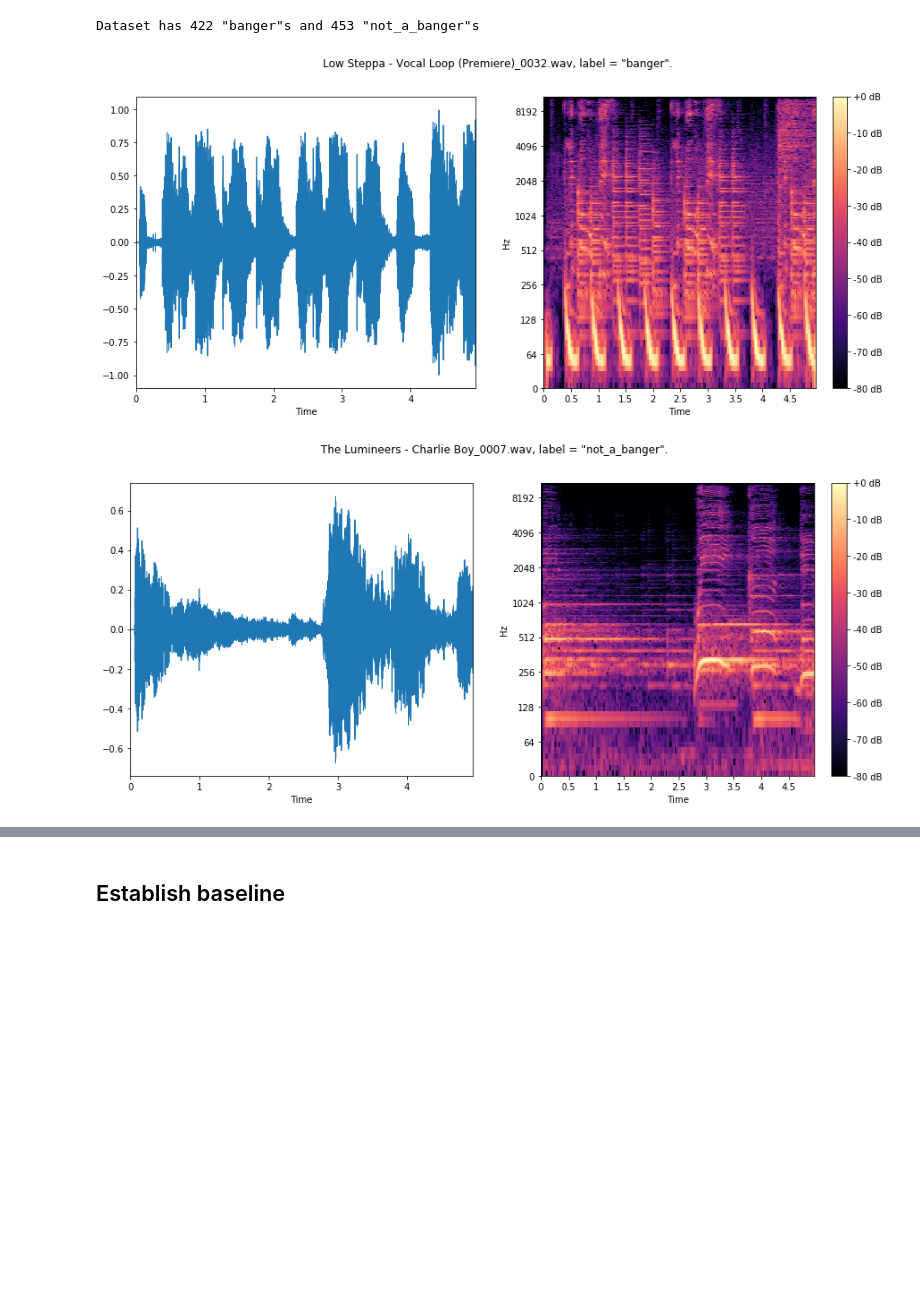
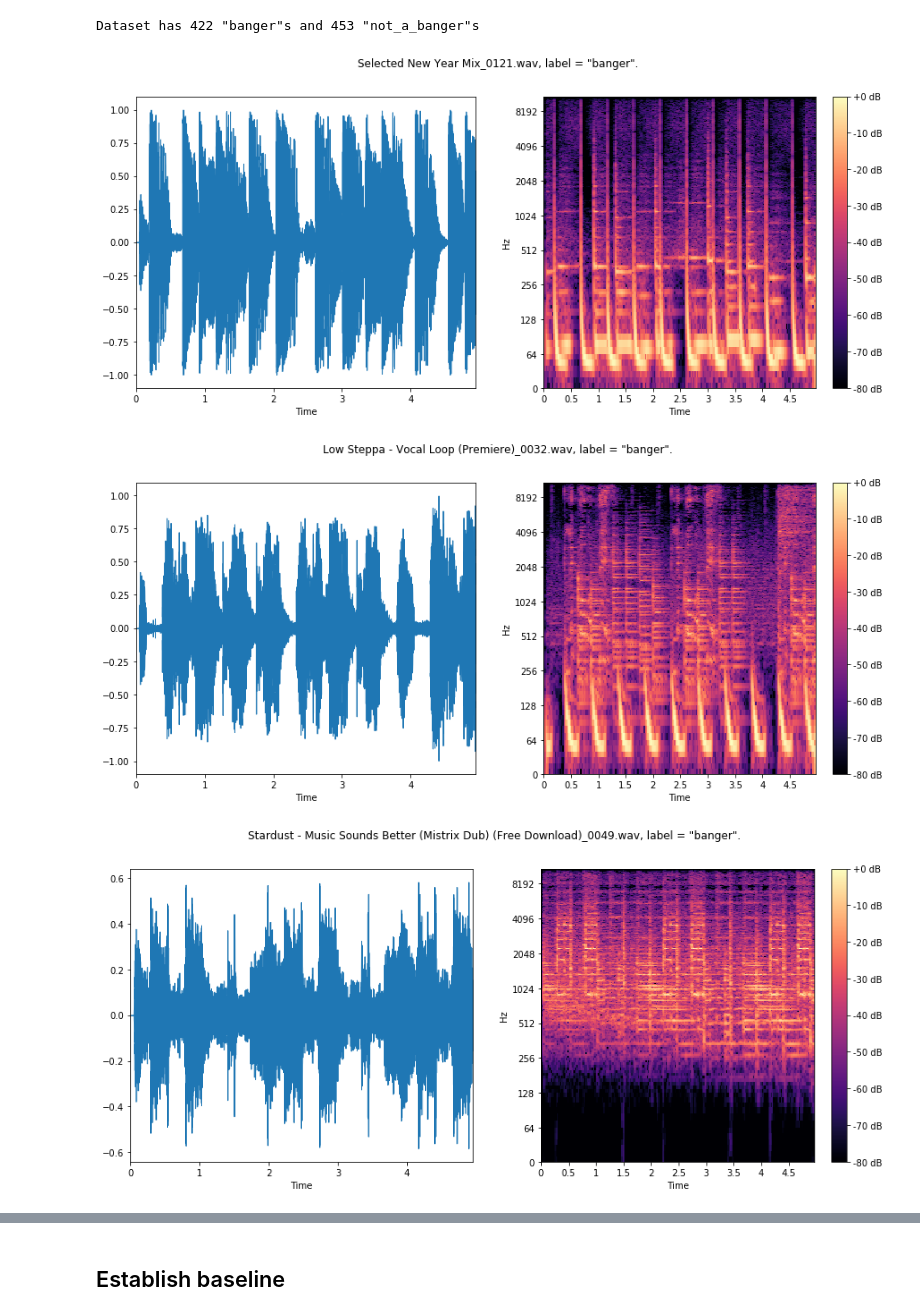
Before and after one commit to ddervs/is_it_a_banger, a Jupyter notebook: scripts/is_it_a_banger.ipynb, the cells around one changed output, grey strips where cells are left out. Drawn from its saved outputs; the diff is of its cells as text; code cells hidden in the pictures; blank space fills up the shorter version.

```diff
--- a/scripts/is_it_a_banger.ipynb
+++ b/scripts/is_it_a_banger.ipynb
@@ -32,9 +33,9 @@ def plot_waveforms(df, idx):
     librosa.display.specshow(log_specgram, x_axis='time',y_axis='log')
     plt.colorbar(format='%+2.0f dB')
     plt.suptitle(filename + ", label = \"" + label + "\".")
-# %%
-plot_waveforms(bangerz, 1)
-plot_waveforms(clangerz, 5)
-# %% [output]
-[figure, removed]
-[figure, removed]
+# %%
+[plot_waveforms(bangerz, i) for i in [0, 1, 2]];
+# %% [output]
+[figure, added]
+[figure, added]
+[figure, added]
```
Also changed, not shown: parts of 13 cells of this notebook, 2 other files.
